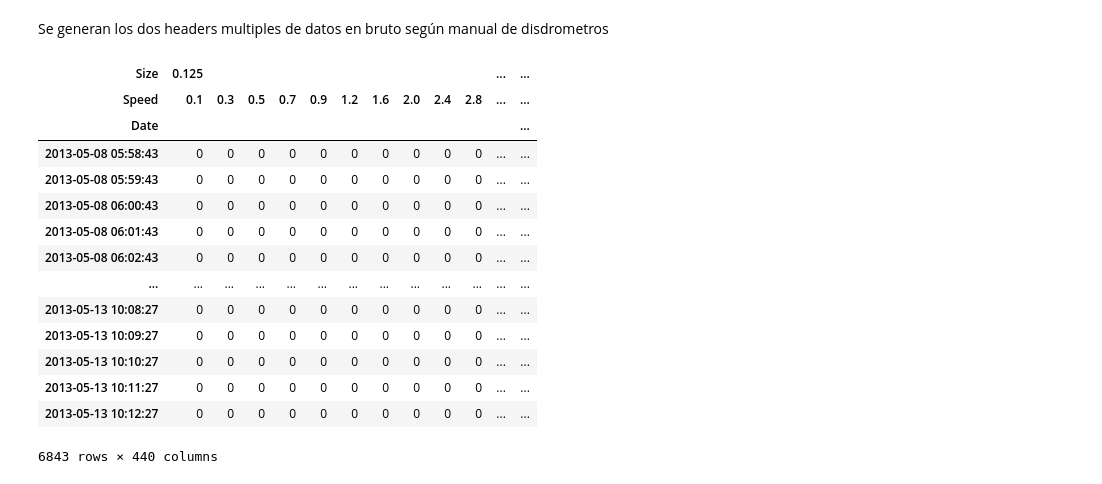
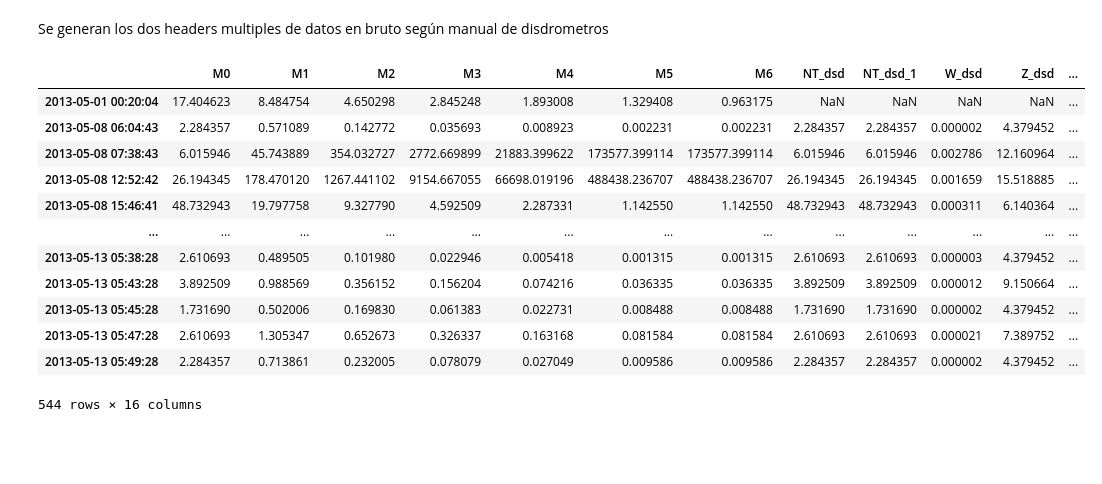
Before and after one commit to CristianDavidSanchez/Disdrometros, a Jupyter notebook: DisdrosDataProcessing.ipynb, the cells around one changed output. Cells and saved outputs as stored; diff of their text form; code cells hidden in the pictures; blank space fills up the shorter version.

```diff
--- a/DisdrosDataProcessing.ipynb
+++ b/DisdrosDataProcessing.ipynb
@@ -22,7 +22,7 @@ savepks = '../pks/{}'.format(dsd_number)
 # %% [markdown]
 CREACIÓN DEL PRIMER DF DE LECTURA SETEO DE VARIABLES DE VELOCIDAD Y TAMAÑO DE GOTAS DEFINIDO EN EL MANUAL DE DISDROS
 # %%
-num_gotas = 10000
+num_gotas = 1
 print (savefigs, savepks)
 
 chunks = pd.read_csv('{}/{}'.format(path_data, dsd_file), delimiter=',', header=None, chunksize=10 ** 4,
@@ -46,20 +114,24 @@ for chunk in chunks:
+# %%
+dsd_results.sort_index(inplace=True)
+dsd_results.dropna(how='all', inplace=True)
+xls_data = pd.ExcelWriter('{0}/dsd_results_{2}_{3}.xlsx'.format(path_results, dsd_number, dsd_number, num_gotas))
+dsd_results.to_excel(xls_data)
+xls_data.save()
 # %% [markdown]
 Se generan los dos headers multiples de datos en bruto según manual de disdrometros
 # %%
-dsd_data_final
+dsd_results
 # %% [output]
-| Size | 0.125 |  |  |  |  |  |  |  |  |  | ... | ... |
-| Speed | 0.1 | 0.3 | 0.5 | 0.7 | 0.9 | 1.2 | 1.6 | 2.0 | 2.4 | 2.8 | ... | ... |
-| Date |  |  |  |  |  |  |  |  |  |  |  | ... |
-| 2013-05-08 05:58:43 | 0 | 0 | 0 | 0 | 0 | 0 | 0 | 0 | 0 | 0 | ... | ... |
-| 2013-05-08 05:59:43 | 0 | 0 | 0 | 0 | 0 | 0 | 0 | 0 | 0 | 0 | ... | ... |
-| 2013-05-08 06:00:43 | 0 | 0 | 0 | 0 | 0 | 0 | 0 | 0 | 0 | 0 | ... | ... |
-| 2013-05-08 06:01:43 | 0 | 0 | 0 | 0 | 0 | 0 | 0 | 0 | 0 | 0 | ... | ... |
-| 2013-05-08 06:02:43 | 0 | 0 | 0 | 0 | 0 | 0 | 0 | 0 | 0 | 0 | ... | ... |
+|  | M0 | M1 | M2 | M3 | M4 | M5 | M6 | NT_dsd | NT_dsd_1 | W_dsd | Z_dsd | ... |
+| 2013-05-01 00:20:04 | 17.404623 | 8.484754 | 4.650298 | 2.845248 | 1.893008 | 1.329408 | 0.963175 | NaN | NaN | NaN | NaN | ... |
+| 2013-05-08 06:04:43 | 2.284357 | 0.571089 | 0.142772 | 0.035693 | 0.008923 | 0.002231 | 0.002231 | 2.284357 | 2.284357 | 0.000002 | 4.379452 | ... |
+| 2013-05-08 07:38:43 | 6.015946 | 45.743889 | 354.032727 | 2772.669899 | 21883.399622 | 173577.399114 | 173577.399114 | 6.015946 | 6.015946 | 0.002786 | 12.160964 | ... |
+| 2013-05-08 12:52:42 | 26.194345 | 178.470120 | 1267.441102 | 9154.667055 | 66698.019196 | 488438.236707 | 488438.236707 | 26.194345 | 26.194345 | 0.001659 | 15.518885 | ... |
+| 2013-05-08 15:46:41 | 48.732943 | 19.797758 | 9.327790 | 4.592509 | 2.287331 | 1.142550 | 1.142550 | 48.732943 | 48.732943 | 0.000311 | 6.140364 | ... |
 | ... | ... | ... | ... | ... | ... | ... | ... | ... | ... | ... | ... | ... |
-| 2013-05-13 10:08:27 | 0 | 0 | 0 | 0 | 0 | 0 | 0 | 0 | 0 | 0 | ... | ... |
-| 2013-05-13 10:09:27 | 0 | 0 | 0 | 0 | 0 | 0 | 0 | 0 | 0 | 0 | ... | ... |
-| 2013-05-13 10:10:27 | 0 | 0 | 0 | 0 | 0 | 0 | 0 | 0 | 0 | 0 | ... | ... |
-| 2013-05-13 10:11:27 | 0 | 0 | 0 | 0 | 0 | 0 | 0 | 0 | 0 | 0 | ... | ... |
-| 2013-05-13 10:12:27 | 0 | 0 | 0 | 0 | 0 | 0 | 0 | 0 | 0 | 0 | ... | ... |
+| 2013-05-13 05:38:28 | 2.610693 | 0.489505 | 0.101980 | 0.022946 | 0.005418 | 0.001315 | 0.001315 | 2.610693 | 2.610693 | 0.000003 | 4.379452 | ... |
+| 2013-05-13 05:43:28 | 3.892509 | 0.988569 | 0.356152 | 0.156204 | 0.074216 | 0.036335 | 0.036335 | 3.892509 | 3.892509 | 0.000012 | 9.150664 | ... |
+| 2013-05-13 05:45:28 | 1.731690 | 0.502006 | 0.169830 | 0.061383 | 0.022731 | 0.008488 | 0.008488 | 1.731690 | 1.731690 | 0.000002 | 4.379452 | ... |
+| 2013-05-13 05:47:28 | 2.610693 | 1.305347 | 0.652673 | 0.326337 | 0.163168 | 0.081584 | 0.081584 | 2.610693 | 2.610693 | 0.000021 | 7.389752 | ... |
+| 2013-05-13 05:49:28 | 2.284357 | 0.713861 | 0.232005 | 0.078079 | 0.027049 | 0.009586 | 0.009586 | 2.284357 | 2.284357 | 0.000002 | 4.379452 | ... |
-6843 rows × 440 columns
+544 rows × 16 columns
```
Also changed, not shown: parts of 4 cells of this notebook, 2 other files.
